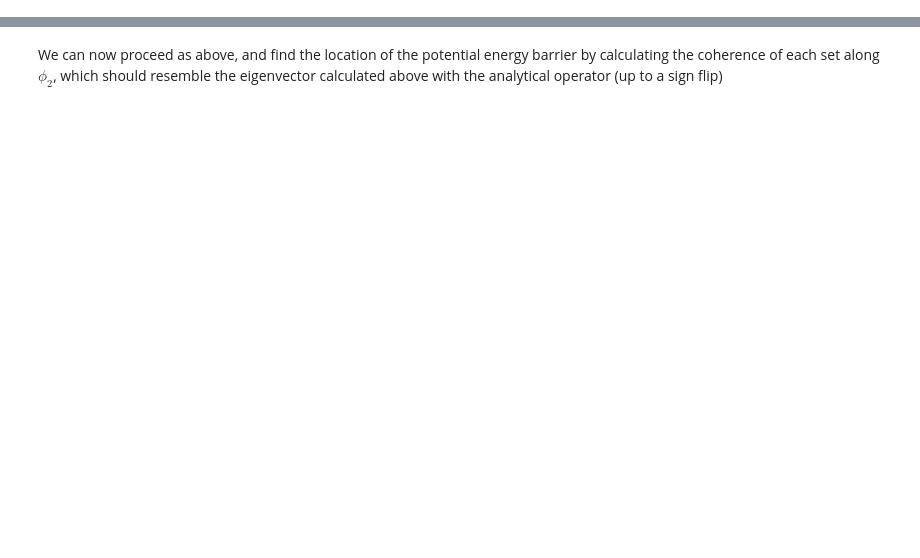
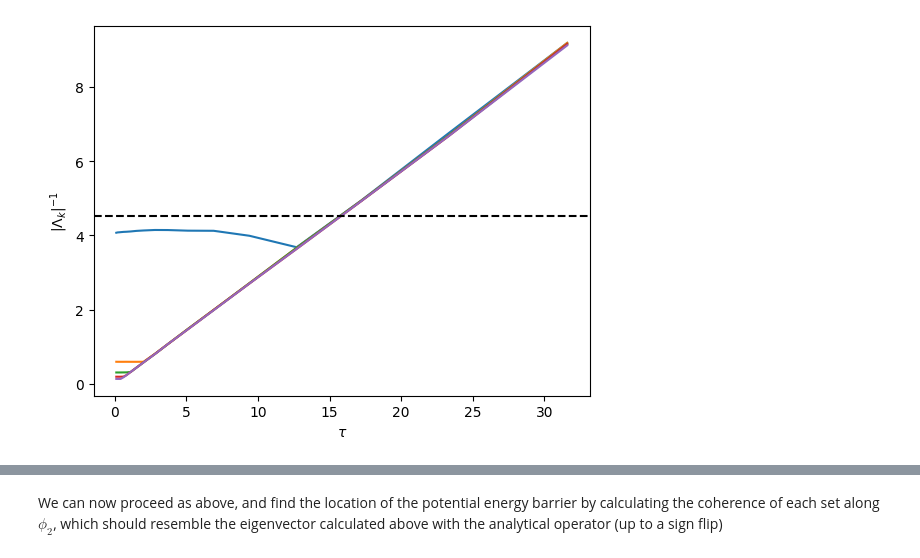
Before and after one commit to AntonioCCosta/DPG_PhysicsBehavior_2026, a Jupyter notebook: notebooks/notebook_2.ipynb, the cells around one changed output, grey strips where cells are left out. Cells and saved outputs as stored; diff of their text form; code cells hidden in the pictures; blank space fills up the shorter version.

```diff
--- a/notebooks/notebook_2.ipynb
+++ b/notebooks/notebook_2.ipynb
@@ -583,9 +72,0 @@ To emulate the calculation from above, we take a delay of 1 frame (0.1s) and est
-# %%
-delay=1
-P_emp = op_calc.transition_matrix(labels_all,delay)
-eigvals_emp,eigvecs_emp = op_calc.sorted_spectrum(R,k=5)
-timp=-delay*final_dt/np.log(eigvals_emp[1].real)
-
-print('estimated timescale: {:.4f}'.format(timp))
-
-print('analytical timescale: {:.4f}'.format(transition_time_be(Tx,mu)))
@@ -594,0 +116,12 @@ analytical timescale: 2.5216
+# %%
+delay_range = np.unique(np.array(np.logspace(0,2.5,20),dtype=int))
+n_modes=5
+eigvals_delay = np.zeros((len(delay_range),n_modes))
+tscales_delay = np.zeros((len(delay_range),n_modes))
+for kd,delay in enumerate(delay_range):
+  P_emp = op_calc.transition_matrix(labels_all,delay)
+  eigvals_emp,eigvecs_emp = op_calc.sorted_spectrum(P_emp,k=n_modes+1)
+  timps=-delay*final_dt/np.log(eigvals_emp[1:].real)
+  tscales_delay[kd] = timps
+  eigvals_delay[kd] = eigvals_emp[1:].real
+  print(delay)
@@ -594,0 +208,8 @@ analytical timescale: 2.5216
+# %%
+plt.plot(delay_range*final_dt,tscales_delay)
+plt.axhline(transition_time_be(Tx,mu),c='k',ls='--')
+plt.ylabel(r'$|\Lambda_k|^{-1}$')
+plt.xlabel(r'$\tau$')
+plt.show()
+# %% [output]
+[figure, added]
```
Also changed, not shown: parts of 67 cells of this notebook.
